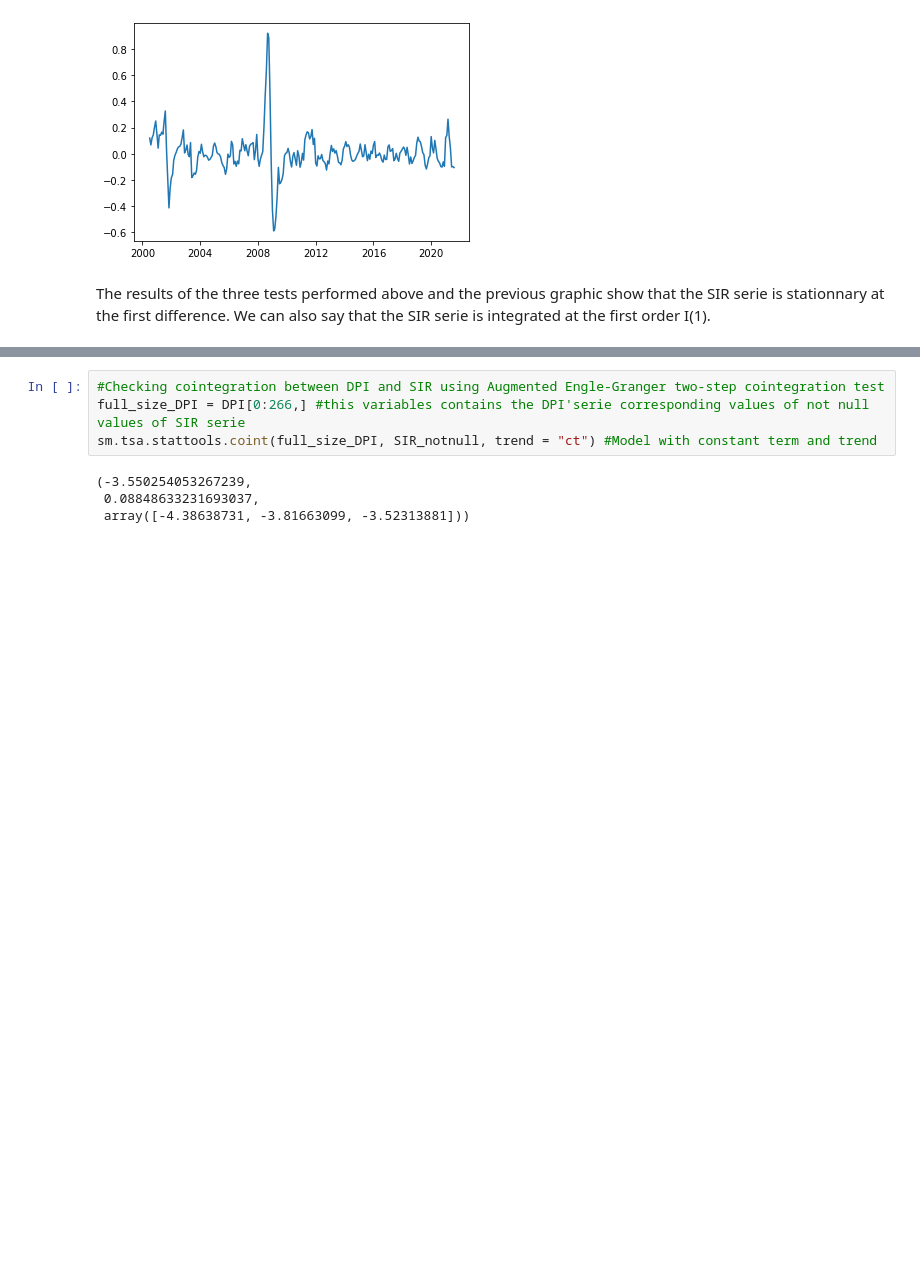
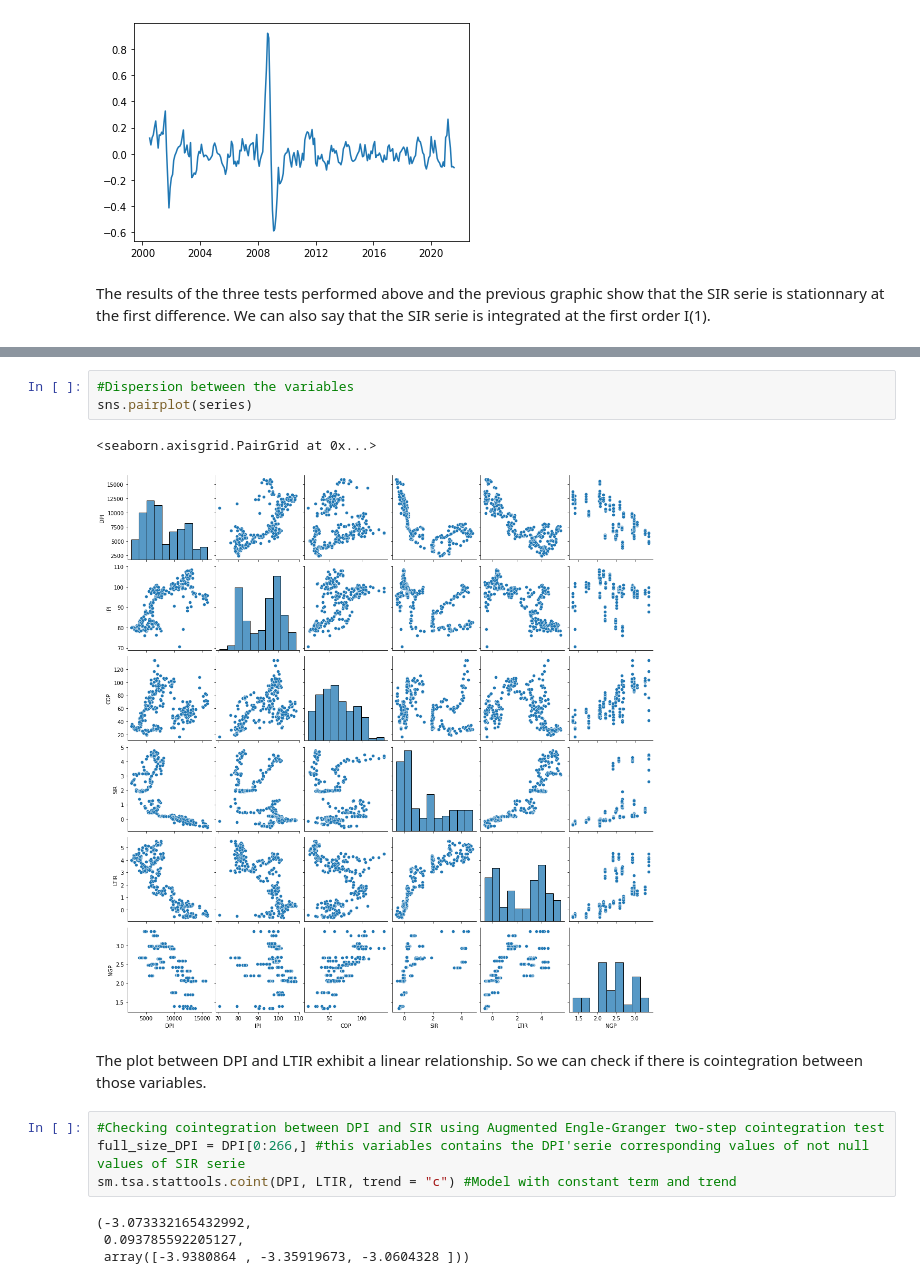
Before and after one commit to flokoafon/WQU_project, a Jupyter notebook: WQU_project.ipynb, the cells around one changed output, grey strips where cells are left out. Saved outputs shown, nothing was run; the diff lists cells and outputs as text; blank space fills up the shorter version.

```diff
--- a/WQU_project.ipynb
+++ b/WQU_project.ipynb
@@ -336,11 +367,19 @@ The results of the three tests performed above and the previous graphic show tha
+# %%
+#Dispersion between the variables
+sns.pairplot(series)
+# %% [output]
+<seaborn.axisgrid.PairGrid at 0x...>
+[figure, added]
+# %% [markdown]
+The plot between DPI and LTIR exhibit a linear relationship. So we can check if there is cointegration between those variables.
 # %%
 #Checking cointegration between DPI and SIR using Augmented Engle-Granger two-step cointegration test
 full_size_DPI = DPI[0:266,] #this variables contains the DPI'serie corresponding values of not null values of SIR serie
-sm.tsa.stattools.coint(full_size_DPI, SIR_notnull, trend = "ct") #Model with constant term and trend
+sm.tsa.stattools.coint(DPI, LTIR, trend = "c") #Model with constant term and trend
 # %% [output]
-(-3.550254053267239,
- 0.08848633231693037,
- array([-4.38638731, -3.81663099, -3.52313881]))
+(-3.073332165432992,
+ 0.093785592205127,
+ array([-3.9380864 , -3.35919673, -3.0604328 ]))
 # %%
 #Checking cointegration between DPI and SIR using Augmented Engle-Granger two-step cointegration test
 from statsmodels.tsa.vector_ar.vecm import coint_johansen
```
Also changed, not shown: parts of 8 cells of this notebook.
